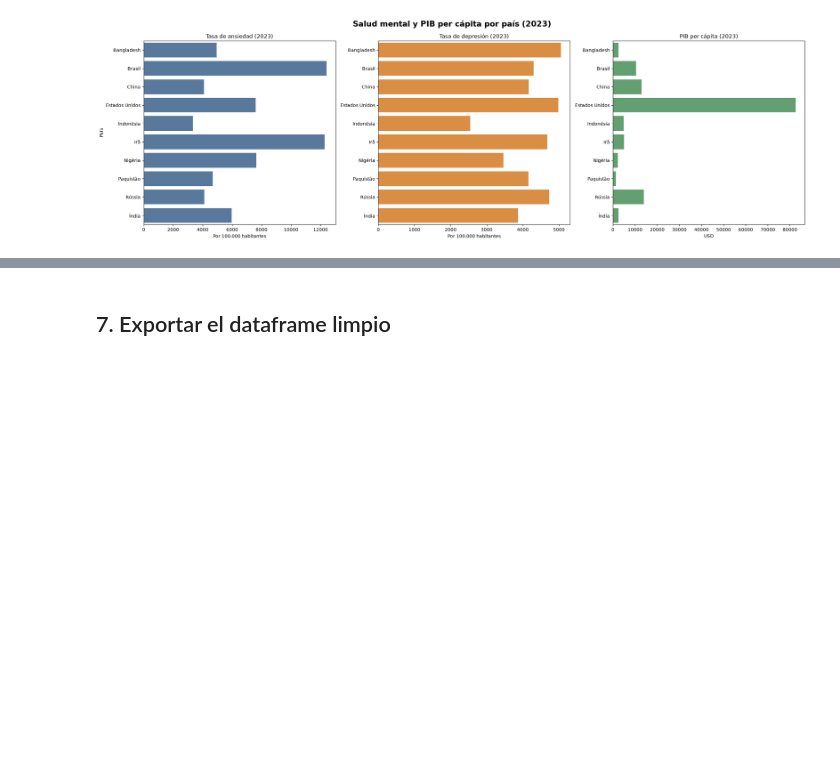
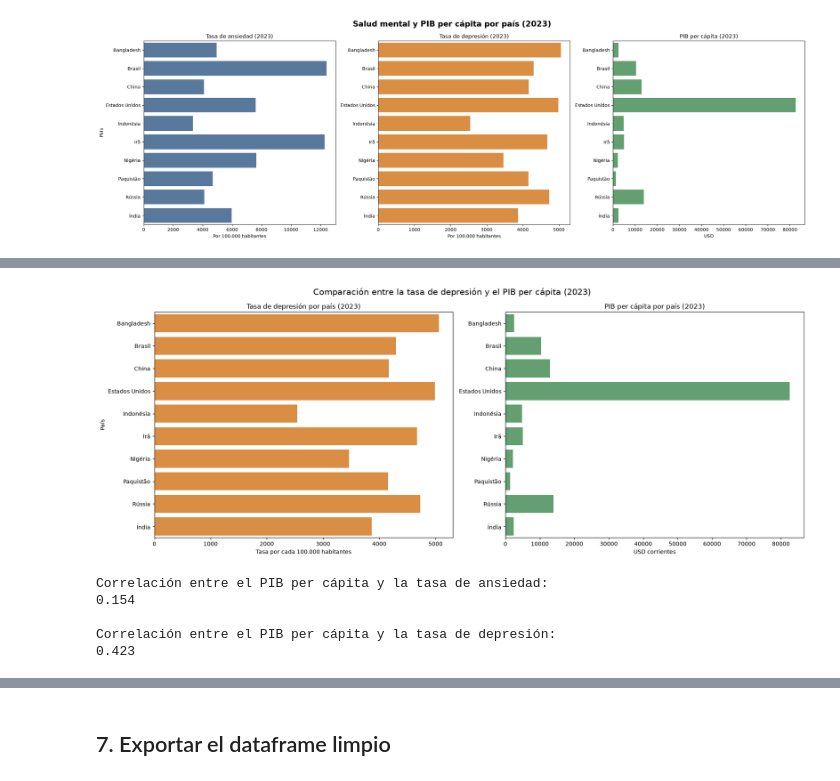
Before and after one commit to arianevieira-lab/First-Project-Data-Wrangling-and-Retrieval, a Jupyter notebook: ray_of_hope_mental_health.ipynb, the cells around one changed output, grey strips where cells are left out. Saved outputs shown, nothing was run; the diff lists cells and outputs as text; code cells hidden in the pictures; blank space fills up the shorter version.

```diff
--- a/ray_of_hope_mental_health.ipynb
+++ b/ray_of_hope_mental_health.ipynb
@@ -1057,0 +1265,62 @@ display(tendencia)
+# %%
+# Comparación del PIB per cápita y la tasa de depresión por país (2023)
+
+fig, axes = plt.subplots(1, 2, figsize=(18, 7))
+
+# Gráfico de barras: tasa de depresión
+sns.barplot(
+    data=df_2023,
+    x="depression_rate_per_100k",
+    y="country",
+    color="#F28E2B",
+    ax=axes[0]
+)
+
+axes[0].set_title("Tasa de depresión por país (2023)")
+axes[0].set_xlabel("Tasa por cada 100.000 habitantes")
+axes[0].set_ylabel("País")
+
+# Gráfico de barras: PIB per cápita
+sns.barplot(
+    data=df_2023,
+    x="gdp_per_capita",
+    y="country",
+    color="#59A96A",
+    ax=axes[1]
+)
+
+axes[1].set_title("PIB per cápita por país (2023)")
+axes[1].set_xlabel("USD corrientes")
+axes[1].set_ylabel("")
+
+fig.suptitle(
+    "Comparación entre la tasa de depresión y el PIB per cápita (2023)",
+    fontsize=15
+)
+
+plt.tight_layout()
+plt.show()
+# %% [output]
+[figure, added]
+# %%
+# Calcular la correlación de Pearson
+
+correlacion_ansiedad = df_final[
+    ["gdp_per_capita", "anxiety_rate_per_100k"]
+].corr(method="pearson").iloc[0, 1]
+
+correlacion_depresion = df_final[
+    ["gdp_per_capita", "depression_rate_per_100k"]
+].corr(method="pearson").iloc[0, 1]
+
+print("Correlación entre el PIB per cápita y la tasa de ansiedad:")
+print(round(correlacion_ansiedad, 3))
+
+print("\nCorrelación entre el PIB per cápita y la tasa de depresión:")
+print(round(correlacion_depresion, 3))
+# %% [output]
+Correlación entre el PIB per cápita y la tasa de ansiedad:
+0.154
+
+Correlación entre el PIB per cápita y la tasa de depresión:
+0.423
```
Also changed, not shown: parts of 55 cells of this notebook, 1 other file.
